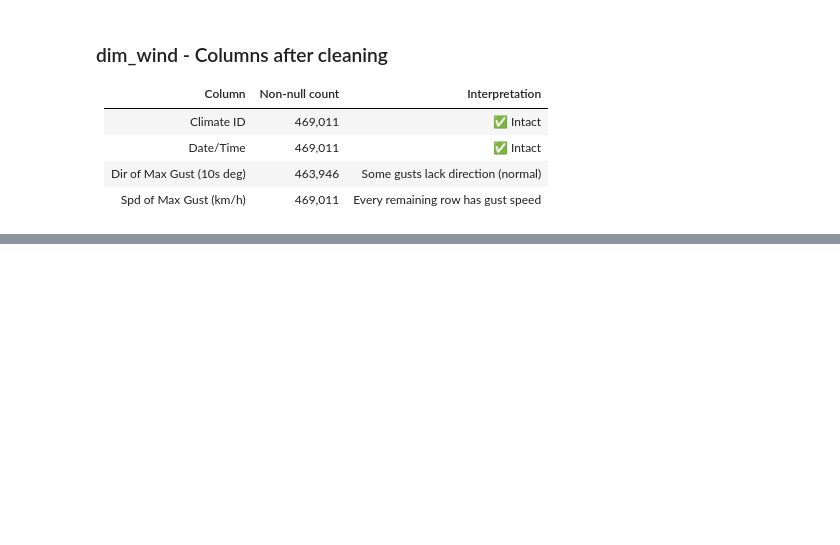
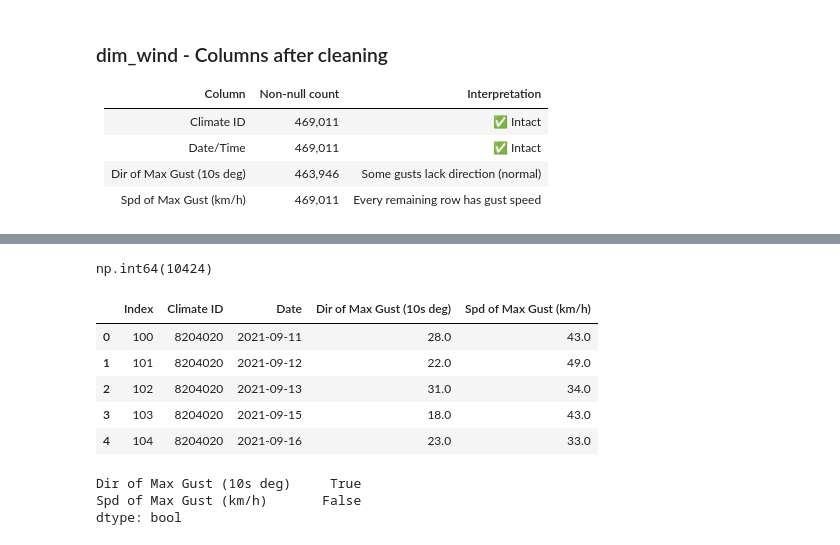
Before and after one commit to w0514508/NSCCProject-TeamCharlie, a Jupyter notebook: scripts/python/Yashaswi/TempEDAwithnulls.ipynb, the cells around one changed output, grey strips where cells are left out. Drawn from its saved outputs; the diff is of its cells as text; code cells hidden in the pictures; blank space fills up the shorter version.

```diff
--- a/scripts/python/Yashaswi/TempEDAwithnulls.ipynb
+++ b/scripts/python/Yashaswi/TempEDAwithnulls.ipynb
@@ -650,0 +851,4 @@ memory usage: 17.9 MB
+# %%
+(df_wind_clean["Date"] > "2025-12-31").sum()
+# %% [output]
+np.int64(10424)
@@ -650,0 +857,17 @@ memory usage: 17.9 MB
+# %%
+df_wind_clean.head()
+# %% [output]
+|  | Index | Climate ID | Date | Dir of Max Gust (10s deg) | Spd of Max Gust (km/h) |
+| 0 | 100 | 8204020 | 2021-09-11 | 28.0 | 43.0 |
+| 1 | 101 | 8204020 | 2021-09-12 | 22.0 | 49.0 |
+| 2 | 102 | 8204020 | 2021-09-13 | 31.0 | 34.0 |
+| 3 | 103 | 8204020 | 2021-09-15 | 18.0 | 43.0 |
+| 4 | 104 | 8204020 | 2021-09-16 | 23.0 | 33.0 |
+# %%
+df_wind_clean[
+    ["Dir of Max Gust (10s deg)", "Spd of Max Gust (km/h)"]
+].isna().any()
+# %% [output]
+Dir of Max Gust (10s deg)     True
+Spd of Max Gust (km/h)       False
+dtype: bool
```
Also changed, not shown: parts of 33 cells of this notebook, 9 other files.
